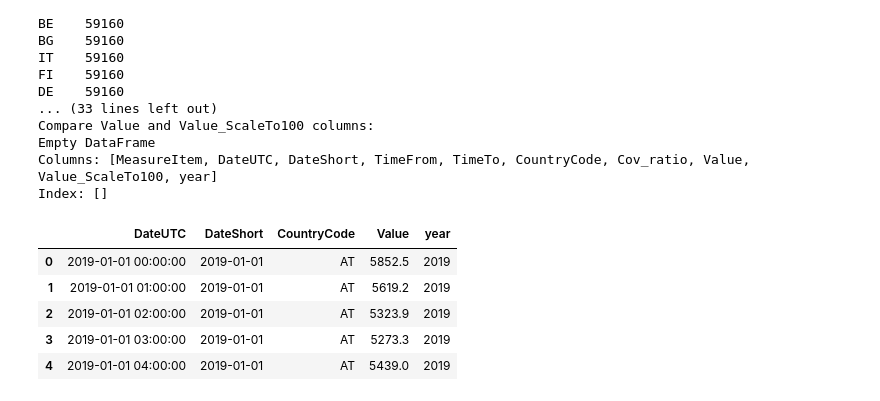
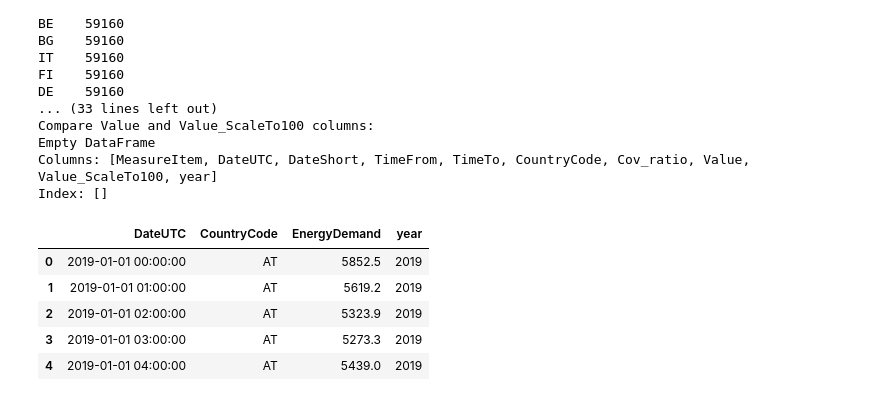
Before and after one commit to SW-oasen/electricity_demannd_de, a Jupyter notebook: notebook/01_eda_energy.ipynb, the cells around one changed output. Drawn from its saved outputs; the diff is of its cells as text; code cells hidden in the pictures.

```diff
--- a/notebook/01_eda_energy.ipynb
+++ b/notebook/01_eda_energy.ipynb
@@ -75,15 +75,16 @@ Empty DataFrame
 Columns: [MeasureItem, DateUTC, DateShort, TimeFrom, TimeTo, CountryCode, Cov_ratio, Value, Value_ScaleTo100, year]
 Index: []
 # %%
-df_energy = df_energy.drop(columns=['MeasureItem', 'TimeFrom', 'TimeTo', 'Cov_ratio', 'Value_ScaleTo100'], axis=1)
+df_energy = df_energy.drop(columns=['DateShort', 'MeasureItem', 'TimeFrom', 'TimeTo', 'Cov_ratio', 'Value_ScaleTo100'], axis=1)
+df_energy = df_energy.rename(columns={'Value': 'EnergyDemand'})
 df_energy.head()
 # %% [output]
-|  | DateUTC | DateShort | CountryCode | Value | year |
-| 0 | 2019-01-01 00:00:00 | 2019-01-01 | AT | 5852.5 | 2019 |
-| 1 | 2019-01-01 01:00:00 | 2019-01-01 | AT | 5619.2 | 2019 |
-| 2 | 2019-01-01 02:00:00 | 2019-01-01 | AT | 5323.9 | 2019 |
-| 3 | 2019-01-01 03:00:00 | 2019-01-01 | AT | 5273.3 | 2019 |
-| 4 | 2019-01-01 04:00:00 | 2019-01-01 | AT | 5439.0 | 2019 |
+|  | DateUTC | CountryCode | EnergyDemand | year |
+| 0 | 2019-01-01 00:00:00 | AT | 5852.5 | 2019 |
+| 1 | 2019-01-01 01:00:00 | AT | 5619.2 | 2019 |
+| 2 | 2019-01-01 02:00:00 | AT | 5323.9 | 2019 |
+| 3 | 2019-01-01 03:00:00 | AT | 5273.3 | 2019 |
+| 4 | 2019-01-01 04:00:00 | AT | 5439.0 | 2019 |
 # %%
 df_energy.isna().sum()
 # %% [output]
```
Also changed, not shown: parts of 12 cells of this notebook, 1 other file.
